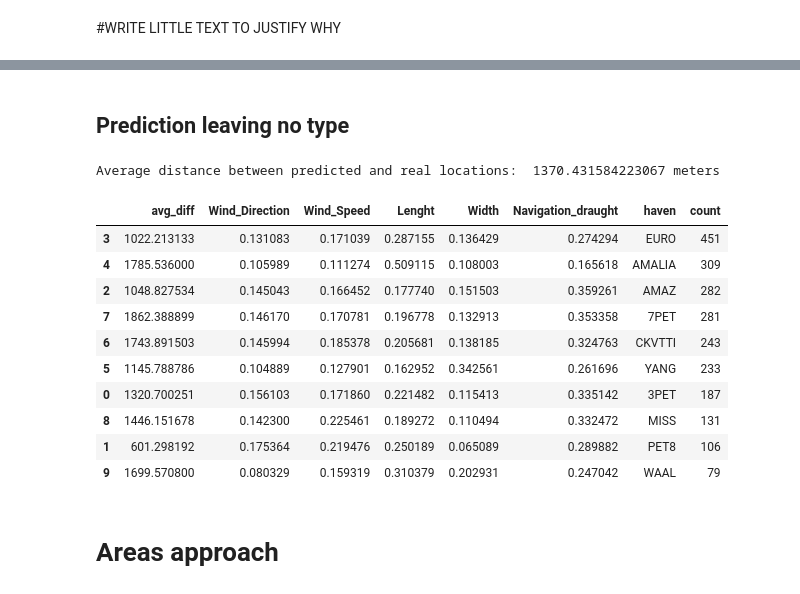
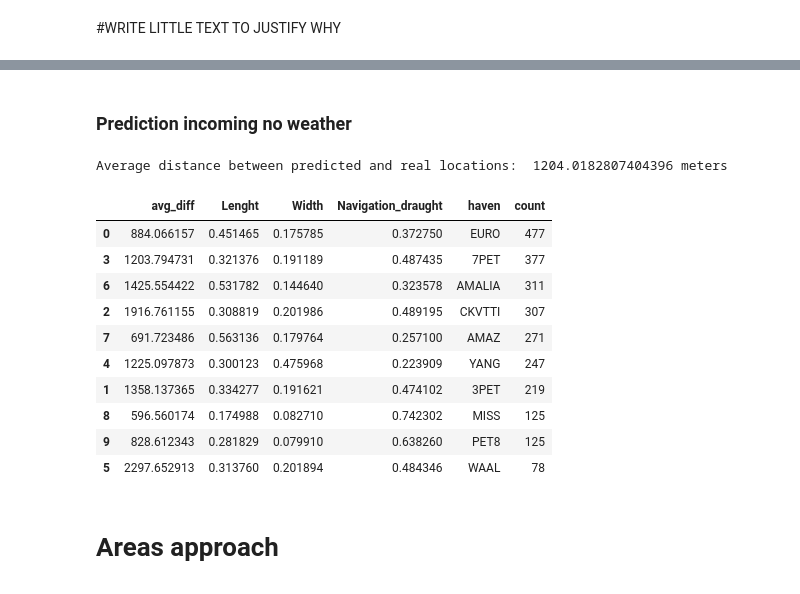
Before and after one commit to allanguzmanf/CIEM6302, a Jupyter notebook: Predictions.ipynb, the cells around one changed output, grey strips where cells are left out. Cells and saved outputs as stored; diff of their text form; code cells hidden in the pictures.

```diff
--- a/Predictions.ipynb
+++ b/Predictions.ipynb
@@ -115,10 +115,10 @@ fig, axs = plt.subplots(5, 2, figsize=(12, 10))
 fig.tight_layout(pad=4.0)  # Adjust the padding between subplots
 
 # Define the bins for the histogram
-bins = range(50, 12001, 50)
+bins = range(75, 12001, 75)
 
 # Group the DataFrame by the 'haven' column
-grouped = incoming_weather_size_draught.groupby('haven')
+grouped = incoming_weather_size_draught.groupby('to_haven')
 
 # Iterate through each group and create a histogram
 for i, (haven, group) in enumerate(grouped):
@@ -196,7 +216,7 @@ def Random_forest(grouped_df, haven, grouped = 1):
     X_train, X_test, y_train, y_test = train_test_split(X, y, test_size=0.2, random_state=42)
 
     # Create and train the Random Forest model
-    rf_model = RandomForestRegressor(n_estimators=100, random_state=42)
+    rf_model = RandomForestRegressor(n_estimators=100, min_samples_split = 10,random_state=42, criterion = 'absolute_error')
     rf_model.fit(X_train, y_train)
 
     # Make predictions on the test set
@@ -205,7 +225,7 @@ def Random_forest(grouped_df, haven, grouped = 1):
     # Add the predicted distances to the original DataFrame
     X_test['predicted_distance'] = y_pred
 
-    X_test['original_distance'] = haven_df['distance'].loc[list(X_test.index.values)]
+    X_test['original_distance'] = y_test
     X_test['diff_dist'] = abs(X_test['predicted_distance']  - X_test['original_distance'])
 
     average_diff = X_test['diff_dist'].mean()
@@ -409,6 +429,6 @@ Average distance between predicted and real locations:  1038.2282860586931 meter
 # %%
-columns_incoming_trajectories.remove('Navigation_draught')
-incoming_trajectories = incoming_weather_size[columns_incoming_trajectories]
+columns_incoming_trajectories_no_draught = columns_incoming_trajectories[:-1]
+incoming_trajectories = incoming_weather_size[columns_incoming_trajectories_no_draught]
 #incoming_trajectories = incoming_trajectories.drop(columns = ['Type_Cat'])
 incoming_per_haven = pd.DataFrame(incoming_trajectories['to_haven'].value_counts())
 incoming_per_haven.reset_index(inplace=True)
@@ -445,40 +465,40 @@ Average distance between predicted and real locations:  1083.8880637731572 meter
 # %% [markdown]
-## Prediction leaving no type
+### Prediction incoming no weather
 # %%
-leaving_trajectories = leaving_weather_size[columns_leaving_trajectories.remove('Navigation_draught')]
-leaving_trajectories = leaving_trajectories.drop(columns = ['Type_Cat'])
-leaving_per_haven = pd.DataFrame(leaving_trajectories['from_haven'].value_counts())
-leaving_per_haven.reset_index(inplace=True)
-leaving_trajectories = leaving_trajectories.groupby('from_haven').apply(lambda x: x).drop(columns = 'from_haven')
+incoming_trajectories = incoming_weather_size_draught[columns_incoming_trajectories]
+incoming_trajectories = incoming_trajectories.drop(columns = ['Type_Cat','Wind_Direction','Wind_Speed'])
+incoming_per_haven = pd.DataFrame(incoming_trajectories['to_haven'].value_counts())
+incoming_per_haven.reset_index(inplace=True)
+incoming_trajectories = incoming_trajectories.groupby('to_haven').apply(lambda x: x).drop(columns = 'to_haven')
 # %%
 # Data frame to get an overview of the results and the feature importance
-leaving_pred_forest = []
-leaving_overall_avg = []
+incoming_pred_forest = []
+incoming_overall_avg = []
 for haven in havens:
-    avg_diff, pred = Random_forest(leaving_trajectories, haven)
-    leaving_overall_avg.extend(list(pred['diff_dist']))
-    leaving_pred_forest.append(avg_diff)
+    avg_diff, pred = Random_forest(incoming_trajectories, haven)
+    incoming_overall_avg.extend(list(pred['diff_dist']))
+    incoming_pred_forest.append(avg_diff)
 
 # Overall Average distance between predicted and real locations
-print("Average distance between predicted and real locations: ", sum(leaving_overall_avg)/len(leaving_overall_avg), "meters")
-leaving_pred_forest = pd.concat(leaving_pred_forest).reset_index(drop= True)
+print("Average distance between predicted and real locations: ", sum(incoming_overall_avg)/len(incoming_overall_avg), "meters")
+incoming_pred_forest = pd.concat(incoming_pred_forest).reset_index(drop= True)
 
-leaving_pred_forest = leaving_pred_forest.merge(leaving_per_haven[['from_haven','count']], left_on='haven', right_on='from_haven').drop(columns='from_haven')
+incoming_pred_forest = incoming_pred_forest.merge(incoming_per_haven[['to_haven','count']], left_on='haven', right_on='to_haven').drop(columns='to_haven')
 
-leaving_pred_forest.sort_values(by = 'count', ascending = False)
+incoming_pred_forest.sort_values(by = 'count', ascending = False)
 # %% [output]
-Average distance between predicted and real locations:  1370.431584223067 meters
+Average distance between predicted and real locations:  1204.0182807404396 meters
-|  | avg_diff | Wind_Direction | Wind_Speed | Lenght | Width | Navigation_draught | haven | count |
-| 3 | 1022.213133 | 0.131083 | 0.171039 | 0.287155 | 0.136429 | 0.274294 | EURO | 451 |
-| 4 | 1785.536000 | 0.105989 | 0.111274 | 0.509115 | 0.108003 | 0.165618 | AMALIA | 309 |
-| 2 | 1048.827534 | 0.145043 | 0.166452 | 0.177740 | 0.151503 | 0.359261 | AMAZ | 282 |
-| 7 | 1862.388899 | 0.146170 | 0.170781 | 0.196778 | 0.132913 | 0.353358 | 7PET | 281 |
-| 6 | 1743.891503 | 0.145994 | 0.185378 | 0.205681 | 0.138185 | 0.324763 | CKVTTI | 243 |
-| 5 | 1145.788786 | 0.104889 | 0.127901 | 0.162952 | 0.342561 | 0.261696 | YANG | 233 |
-| 0 | 1320.700251 | 0.156103 | 0.171860 | 0.221482 | 0.115413 | 0.335142 | 3PET | 187 |
-| 8 | 1446.151678 | 0.142300 | 0.225461 | 0.189272 | 0.110494 | 0.332472 | MISS | 131 |
-| 1 | 601.298192 | 0.175364 | 0.219476 | 0.250189 | 0.065089 | 0.289882 | PET8 | 106 |
-| 9 | 1699.570800 | 0.080329 | 0.159319 | 0.310379 | 0.202931 | 0.247042 | WAAL | 79 |
+|  | avg_diff | Lenght | Width | Navigation_draught | haven | count |
+| 0 | 884.066157 | 0.451465 | 0.175785 | 0.372750 | EURO | 477 |
+| 3 | 1203.794731 | 0.321376 | 0.191189 | 0.487435 | 7PET | 377 |
+| 6 | 1425.554422 | 0.531782 | 0.144640 | 0.323578 | AMALIA | 311 |
+| 2 | 1916.761155 | 0.308819 | 0.201986 | 0.489195 | CKVTTI | 307 |
+| 7 | 691.723486 | 0.563136 | 0.179764 | 0.257100 | AMAZ | 271 |
+| 4 | 1225.097873 | 0.300123 | 0.475968 | 0.223909 | YANG | 247 |
+| 1 | 1358.137365 | 0.334277 | 0.191621 | 0.474102 | 3PET | 219 |
+| 8 | 596.560174 | 0.174988 | 0.082710 | 0.742302 | MISS | 125 |
+| 9 | 828.612343 | 0.281829 | 0.079910 | 0.638260 | PET8 | 125 |
+| 5 | 2297.652913 | 0.313760 | 0.201894 | 0.484346 | WAAL | 78 |
 # %% [markdown]
 # **Areas approach**
 # %% [markdown]
```
Also changed, not shown: parts of 39 cells of this notebook, 9 other files.
